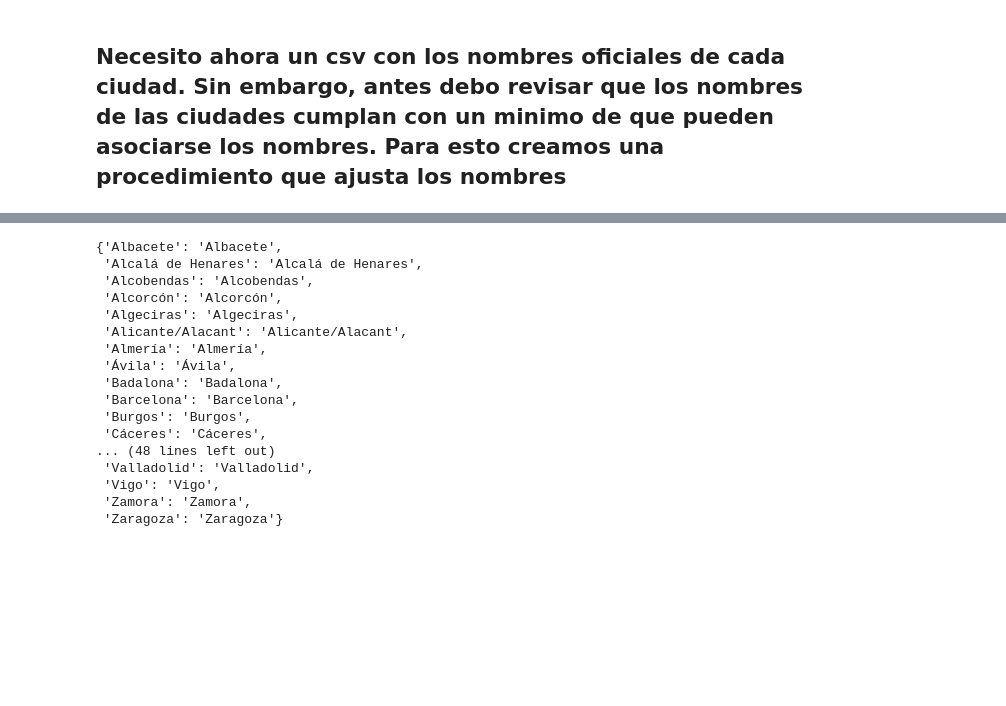
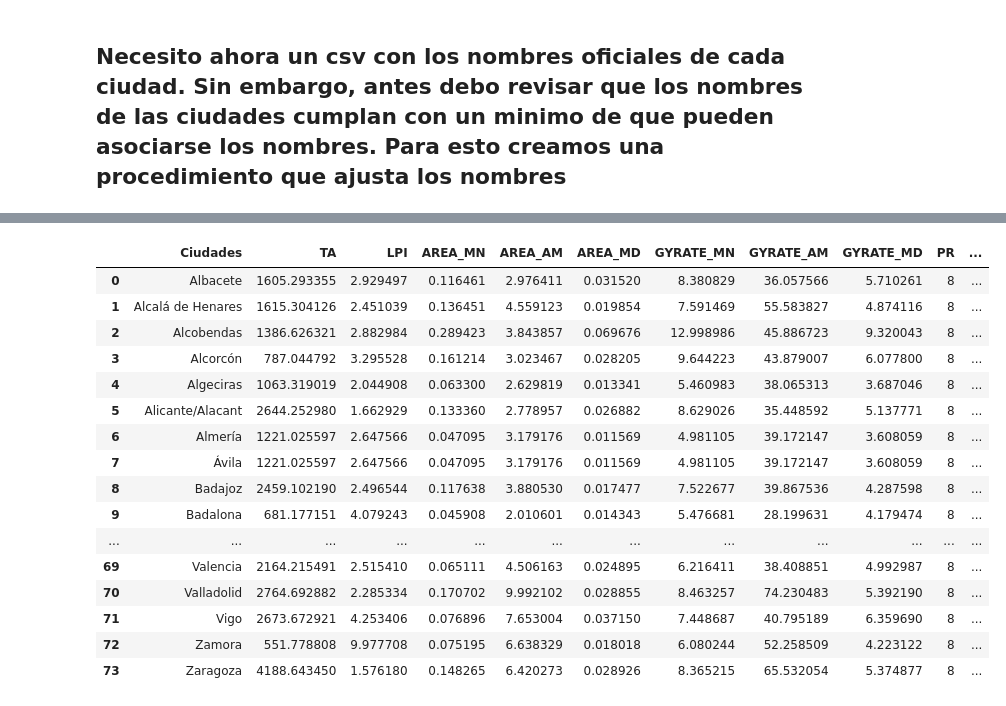
Before and after one commit to cristianvergaraf/clustering-metrics, a Jupyter notebook: datos/metricas/funcion_leer_metricas.ipynb, the cells around one changed output, grey strips where cells are left out. Saved outputs shown, nothing was run; the diff lists cells and outputs as text; code cells hidden in the pictures; blank space fills up the shorter version.

Commit message:
ultimos detalles dataframe completo

```diff
--- a/datos/metricas/funcion_leer_metricas.ipynb
+++ b/datos/metricas/funcion_leer_metricas.ipynb
@@ -316,5 +370,10 @@ PermissionError: [Errno 13] Permission denied: 'C:\\Users\\crist\\Documents\\Git
+# %%
+rep = {'Alconbendas':'Alcobendas','Avila':'Ávila','Alicante':'Alicante/Alacant','Alcorcon':'Alcorcón', 'Almeria':'Almería','Alcala':'Alcalá de Henares', 'Cadiz':'Cádiz','Caceres':'Cáceres', 'Cordoba':'Córdoba', 'Castellon':'Castelló de la Plana', 'Castello': 'Castelló de la Plana', 'Castella':'Castelló de la Plana','Ciudad real':'Ciudad Real', 'Ciudadreal':'Ciudad Real','Bodajoz':'Badajoz','Badagoz':'Badajoz', 'DosHermanas':'Dos Hermanas', 'Doshermanas':'Dos Hermanas','Fuentelabra':'Fuenlabrada', 'Fuenlabradada':'Fuenlabrada',
+'Leganes':'Leganés', 'Laganes':'Leganés', 'Logronio':'Logroño','Mataro':'Mataró','Mostoles':'Móstoles','Santacoloma':'Santa Coloma de Gramenet', 'Santa Coloma':'Santa Coloma de Gramenet', 'SantaColoma':'Santa Coloma de Gramenet', 'Santacruz':'Santa Cruz de Tenerife', 'Santa Cruz Tenerife':'Santa Cruz de Tenerife', 'Santa Cruz':'Santa Cruz de Tenerife','Jaen':'Jaén','Jerez':'Jerez de la Frontera','Leon':'León','Malaga':'Málaga',
+'San cristobal':'San Cristóbal de La Laguna', 'San Cristobal':'San Cristóbal de La Laguna','Terrasa':'Terrassa','Terragona':'Tarragona','Torrejon':'Torrejón de Ardoz','Corunia':'Coruña, A','Gijon':'Gijón',
+'Palma':'Palma de Mallorca','Las palma':'Palmas de Gran Canaria, Las', 'Elche': 'Elche/Elx', 'Hospitalet':"Hospitalet de Llobregat, L'"}
 # %%
-rep = {'Avila':'Ávila','Alicante':'Alicante/Alacant','Alcorcon':'Alcorcón', 'Almeria':'Almería','Alcala':'Alcalá de Henares', 'Cadiz':'Cádiz','Caceres':'Cáceres', 'Cordoba':'Córdoba','Castello': 'Castelló de la Plana', 'Ciudad real':'Ciudad Real', 'CiudadReal':'Ciudad Real','Bodajoz':'Badajoz','Badagoz':'Badajoz', 'DosHermanas':'Dos Hermanas','Fuentelabra':'Fuenlabrada', 'Fuenlabradada':'Fuenlabrada',
-'Leganes':'Leganés','Logronio':'Logroño','Mataro':'Mataró','Mostoles':'Móstoles','Santa coloma':'Santa Coloma de Gramenet', 'Santa Coloma':'Santa Coloma de Gramenet', 'SantaColoma':'Santa Coloma de Gramenet','Santa cruz tenerife':'Santa Cruz de Tenerife','SantaCruz':'Santa Cruz de Tenerife','Jaen':'Jaén','Jerez':'Jerez de la Frontera','Leon':'León','Malaga':'Málaga',
+rep_division = {'Alconbendas':'Alcobendas','Avila':'Ávila','Alicante':'Alicante/Alacant','Alcorcon':'Alcorcón', 'Almeria':'Almería','Alcala':'Alcalá de Henares', 'Cadiz':'Cádiz','Caceres':'Cáceres', 'Cordoba':'Córdoba', 'Castellon':'Castelló de la Plana', 'Castello': 'Castelló de la Plana', 'Castella':'Castelló de la Plana','Ciudad real':'Ciudad Real', 'Ciudadreal':'Ciudad Real','Bodajoz':'Badajoz','Badagoz':'Badajoz', 'DosHermanas':'Dos Hermanas', 'Doshermanas':'Dos Hermanas','Fuentelabra':'Fuenlabrada', 'Fuenlabradada':'Fuenlabrada',
+'Leganes':'Leganés', 'Laganes':'Leganés', 'Logronio':'Logroño','Mataro':'Mataró','Mostoles':'Móstoles','Santacoloma':'Santa Coloma de Gramenet', 'Santa Coloma':'Santa Coloma de Gramenet', 'SantaColoma':'Santa Coloma de Gramenet', 'Santa Cruz Tenerife':'Santa Cruz de Tenerife','Jaen':'Jaén','Jerez':'Jerez de la Frontera','Leon':'León','Malaga':'Málaga',
 'San cristobal':'San Cristóbal de La Laguna', 'San Cristobal':'San Cristóbal de La Laguna','Terrasa':'Terrassa','Terragona':'Tarragona','Torrejon':'Torrejón de Ardoz','Corunia':'Coruña, A','Gijon':'Gijón',
 'Palma':'Palma de Mallorca','Las Palma de Mallorcas':'Palma de Mallorca','Las palma':'Palmas de Gran Canaria, Las', 'Elche': 'Elche/Elx', 'Hospitalet':"Hospitalet de Llobregat, L'"}
@@ -329,2 +424,4 @@ def replace_cities(df, replacements):
+# %%
+area_replace = replace_cities(area_cleaning,rep_area)
 # %%
-ciudades_replace = replace_cities(ciudades_area_ren_clean,rep)
+diversidad_replace  = replace_cities(diversidad_cleaning, rep)
@@ -363,20 +480,0 @@ La SantaColoma No funciono
-# %%
-nombre_dic
-# %% [output]
-{'Albacete': 'Albacete',
- 'Alcalá de Henares': 'Alcalá de Henares',
- 'Alcobendas': 'Alcobendas',
- 'Alcorcón': 'Alcorcón',
- 'Algeciras': 'Algeciras',
- 'Alicante/Alacant': 'Alicante/Alacant',
- 'Almería': 'Almería',
- 'Ávila': 'Ávila',
- 'Badalona': 'Badalona',
- 'Barcelona': 'Barcelona',
- 'Burgos': 'Burgos',
- 'Cáceres': 'Cáceres',
-... (48 lines left out)
- 'Valladolid': 'Valladolid',
- 'Vigo': 'Vigo',
- 'Zamora': 'Zamora',
- 'Zaragoza': 'Zaragoza'}
@@ -386,0 +481,20 @@ filtered_df = df_municipios.loc[df_municipios.index.isin(rows_to_filter)]
+# %%
+area_replace.merge(diversidad_replace, on = 'Ciudades', how = 'left')
+# %% [output]
+|  | Ciudades | TA | LPI | AREA_MN | AREA_AM | AREA_MD | GYRATE_MN | GYRATE_AM | GYRATE_MD | PR | ... |
+| 0 | Albacete | 1605.293355 | 2.929497 | 0.116461 | 2.976411 | 0.031520 | 8.380829 | 36.057566 | 5.710261 | 8 | ... |
+| 1 | Alcalá de Henares | 1615.304126 | 2.451039 | 0.136451 | 4.559123 | 0.019854 | 7.591469 | 55.583827 | 4.874116 | 8 | ... |
+| 2 | Alcobendas | 1386.626321 | 2.882984 | 0.289423 | 3.843857 | 0.069676 | 12.998986 | 45.886723 | 9.320043 | 8 | ... |
+| 3 | Alcorcón | 787.044792 | 3.295528 | 0.161214 | 3.023467 | 0.028205 | 9.644223 | 43.879007 | 6.077800 | 8 | ... |
+| 4 | Algeciras | 1063.319019 | 2.044908 | 0.063300 | 2.629819 | 0.013341 | 5.460983 | 38.065313 | 3.687046 | 8 | ... |
+| 5 | Alicante/Alacant | 2644.252980 | 1.662929 | 0.133360 | 2.778957 | 0.026882 | 8.629026 | 35.448592 | 5.137771 | 8 | ... |
+| 6 | Almería | 1221.025597 | 2.647566 | 0.047095 | 3.179176 | 0.011569 | 4.981105 | 39.172147 | 3.608059 | 8 | ... |
+| 7 | Ávila | 1221.025597 | 2.647566 | 0.047095 | 3.179176 | 0.011569 | 4.981105 | 39.172147 | 3.608059 | 8 | ... |
+| 8 | Badajoz | 2459.102190 | 2.496544 | 0.117638 | 3.880530 | 0.017477 | 7.522677 | 39.867536 | 4.287598 | 8 | ... |
+| 9 | Badalona | 681.177151 | 4.079243 | 0.045908 | 2.010601 | 0.014343 | 5.476681 | 28.199631 | 4.179474 | 8 | ... |
+| ... | ... | ... | ... | ... | ... | ... | ... | ... | ... | ... | ... |
+| 69 | Valencia | 2164.215491 | 2.515410 | 0.065111 | 4.506163 | 0.024895 | 6.216411 | 38.408851 | 4.992987 | 8 | ... |
+| 70 | Valladolid | 2764.692882 | 2.285334 | 0.170702 | 9.992102 | 0.028855 | 8.463257 | 74.230483 | 5.392190 | 8 | ... |
+| 71 | Vigo | 2673.672921 | 4.253406 | 0.076896 | 7.653004 | 0.037150 | 7.448687 | 40.795189 | 6.359690 | 8 | ... |
+| 72 | Zamora | 551.778808 | 9.977708 | 0.075195 | 6.638329 | 0.018018 | 6.080244 | 52.258509 | 4.223122 | 8 | ... |
+| 73 | Zaragoza | 4188.643450 | 1.576180 | 0.148265 | 6.420273 | 0.028926 | 8.365215 | 65.532054 | 5.374877 | 8 | ... |
```
Also changed, not shown: parts of 57 cells of this notebook, 4 other files.
